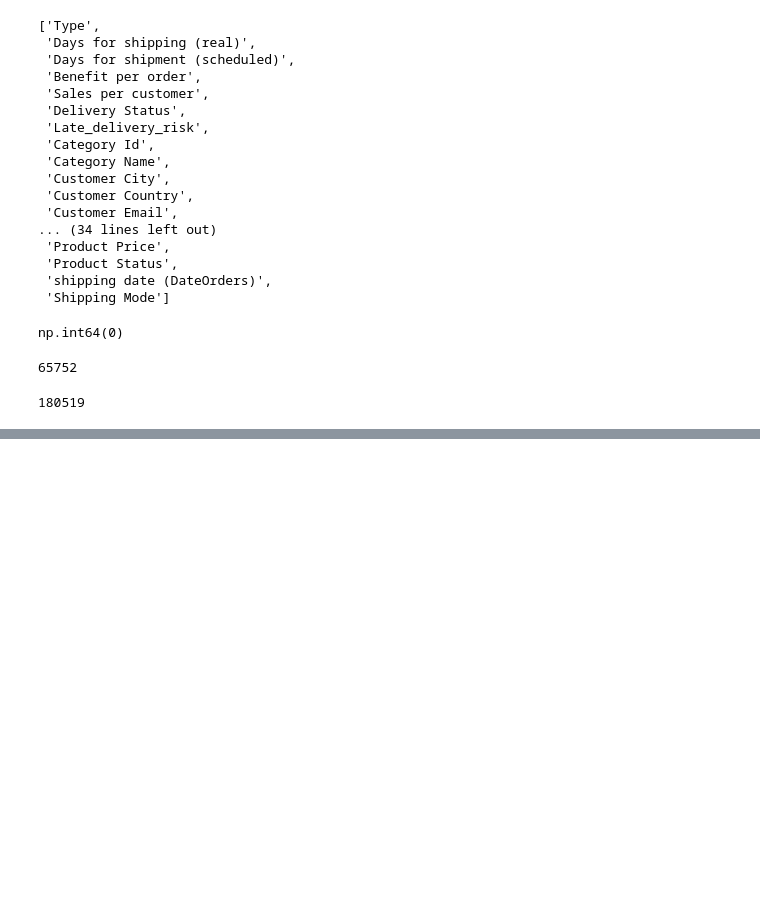
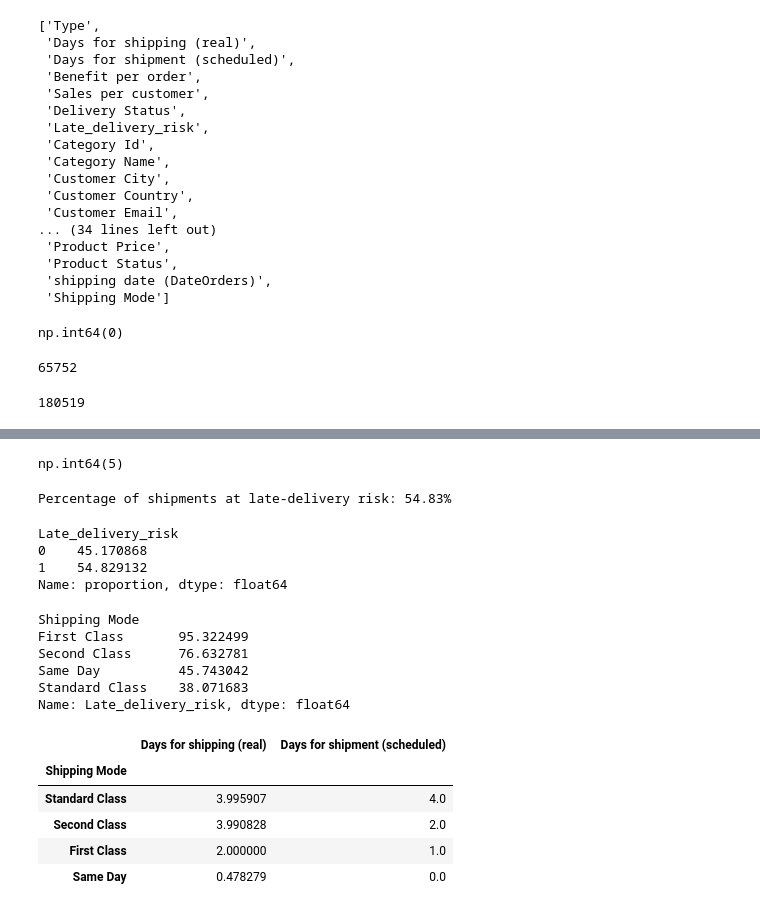
Before and after one commit to divyamohan6388-droid/Logistics-Analytics-Shipment-Delay-Prediction, a Jupyter notebook: notebooks/01_data_understanding.ipynb, the cells around one changed output, grey strips where cells are left out. Cells and saved outputs as stored; diff of their text form; code cells hidden in the pictures; blank space fills up the shorter version.

```diff
--- a/notebooks/01_data_understanding.ipynb
+++ b/notebooks/01_data_understanding.ipynb
@@ -509,0 +538,45 @@ df_clean["Order Item Id"].nunique()
+# %%
+items_per_order.max()
+# %% [output]
+np.int64(5)
+# %%
+# checking How many shipments are at late-delivery risk?
+late_risk_rate = df_clean["Late_delivery_risk"].mean() * 100
+print(f"Percentage of shipments at late-delivery risk: {late_risk_rate:.2f}%")
+# %% [output]
+Percentage of shipments at late-delivery risk: 54.83%
+# %%
+# checking distribution
+df_clean["Late_delivery_risk"].value_counts(normalize=True).sort_index() * 100
+# %% [output]
+Late_delivery_risk
+0    45.170868
+1    54.829132
+Name: proportion, dtype: float64
+# %%
+# checking highest modes have late-delivery risk
+shipping_mode_risk = (
+    df_clean.groupby("Shipping Mode")["Late_delivery_risk"]
+    .mean()
+    .mul(100)
+    .sort_values(ascending=False)
+)
+
+shipping_mode_risk
+# %% [output]
+Shipping Mode
+First Class       95.322499
+Second Class      76.632781
+Same Day          45.743042
+Standard Class    38.071683
+Name: Late_delivery_risk, dtype: float64
+# %%
+# actual vs scheduled shipping days
+df_clean.groupby("Shipping Mode")[["Days for shipping (real)", "Days for shipment (scheduled)"]].mean().sort_values(by="Days for shipping (real)", ascending=False)
+# %% [output]
+|  | Days for shipping (real) | Days for shipment (scheduled) |
+| Shipping Mode |  |  |
+| Standard Class | 3.995907 | 4.0 |
+| Second Class | 3.990828 | 2.0 |
+| First Class | 2.000000 | 1.0 |
+| Same Day | 0.478279 | 0.0 |
```
Also changed, not shown: parts of 8 cells of this notebook.
